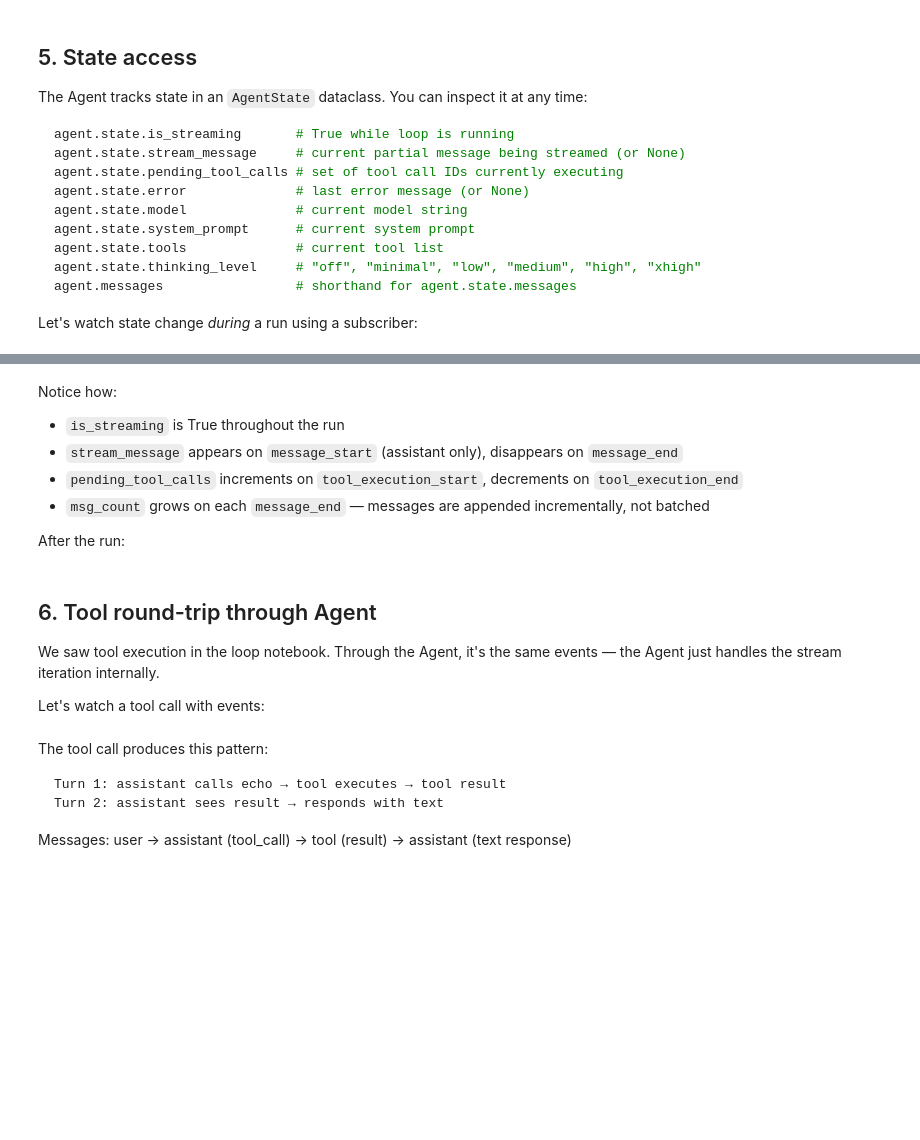
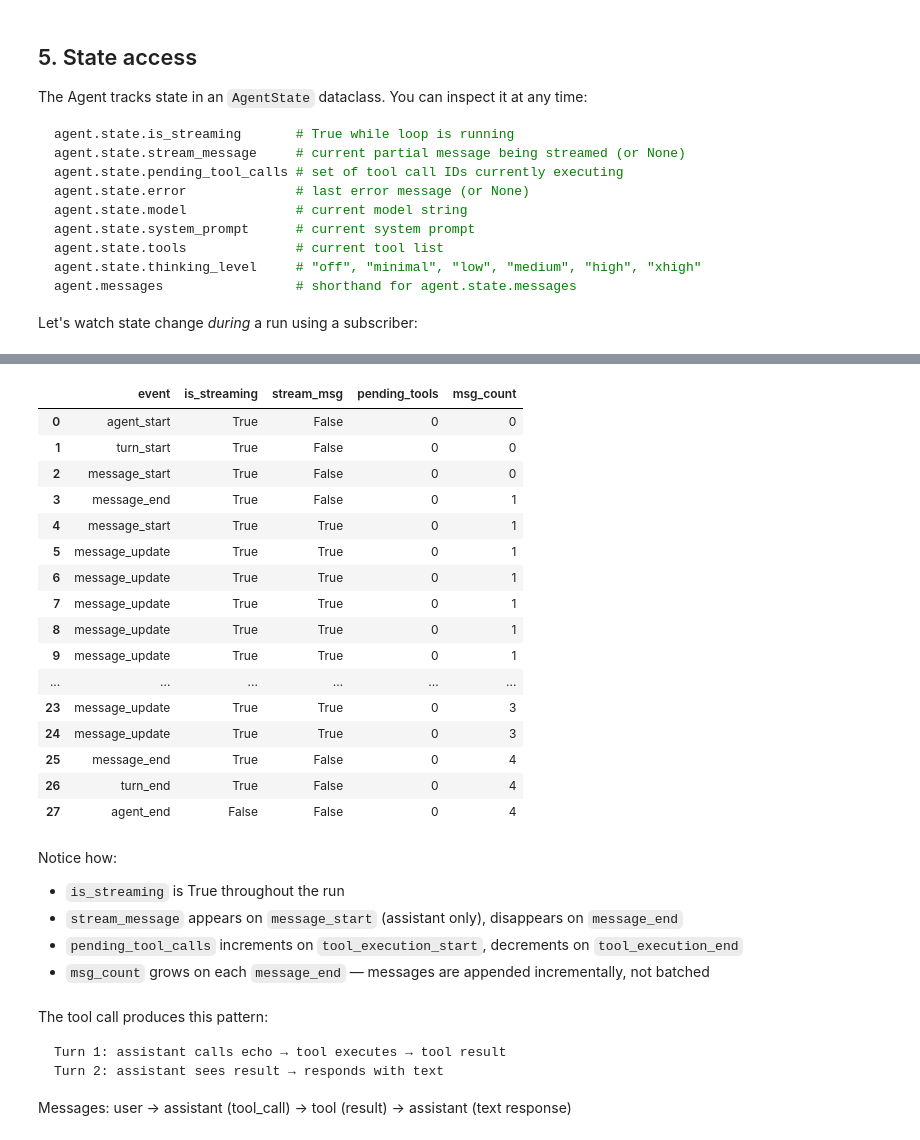
Before and after one commit to DrChrisLevy/liteagent, a Jupyter notebook: learnings/agent/exploring-agent.ipynb, the cells around one changed output, grey strips where cells are left out. Saved outputs shown, nothing was run; the diff lists cells and outputs as text; code cells hidden in the pictures; blank space fills up the shorter version.

Commit message:
running notebooks after refactor and renaming to liteagent

```diff
--- a/learnings/agent/exploring-agent.ipynb
+++ b/learnings/agent/exploring-agent.ipynb
@@ -337,8 +492,27 @@ for s in state_log:
+# %%
+import pandas as pd
+pd.DataFrame(state_log)
+# %% [output]
+|  | event | is_streaming | stream_msg | pending_tools | msg_count |
+| 0 | agent_start | True | False | 0 | 0 |
+| 1 | turn_start | True | False | 0 | 0 |
+| 2 | message_start | True | False | 0 | 0 |
+| 3 | message_end | True | False | 0 | 1 |
+| 4 | message_start | True | True | 0 | 1 |
+| 5 | message_update | True | True | 0 | 1 |
+| 6 | message_update | True | True | 0 | 1 |
+| 7 | message_update | True | True | 0 | 1 |
+| 8 | message_update | True | True | 0 | 1 |
+| 9 | message_update | True | True | 0 | 1 |
+| ... | ... | ... | ... | ... | ... |
+| 23 | message_update | True | True | 0 | 3 |
+| 24 | message_update | True | True | 0 | 3 |
+| 25 | message_end | True | False | 0 | 4 |
+| 26 | turn_end | True | False | 0 | 4 |
+| 27 | agent_end | False | False | 0 | 4 |
 # %% [markdown]
 Notice how:
 - `is_streaming` is True throughout the run
 - `stream_message` appears on `message_start` (assistant only), disappears on `message_end`
 - `pending_tool_calls` increments on `tool_execution_start`, decrements on `tool_execution_end`
 - `msg_count` grows on each `message_end` — messages are appended incrementally, not batched
-
-After the run:
@@ -351,7 +518,0 @@ print(f"messages: {len(agent.messages)}")
-# %% [markdown]
-## 6. Tool round-trip through Agent
-
-We saw tool execution in the loop notebook. Through the Agent, it's the same
-events — the Agent just handles the stream iteration internally.
-
-Let's watch a tool call with events:
```
Also changed, not shown: parts of 47 cells of this notebook, 1 other file.
